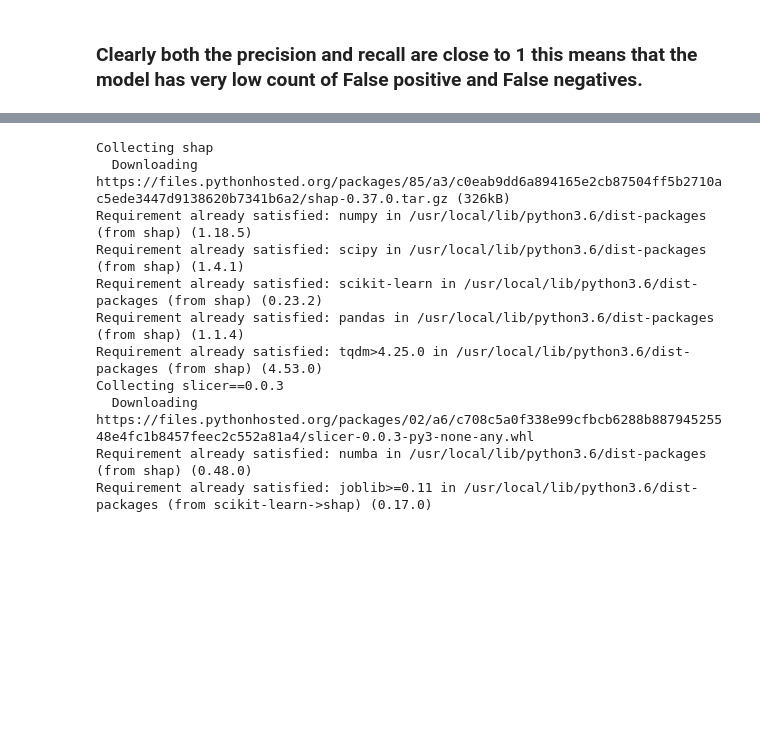
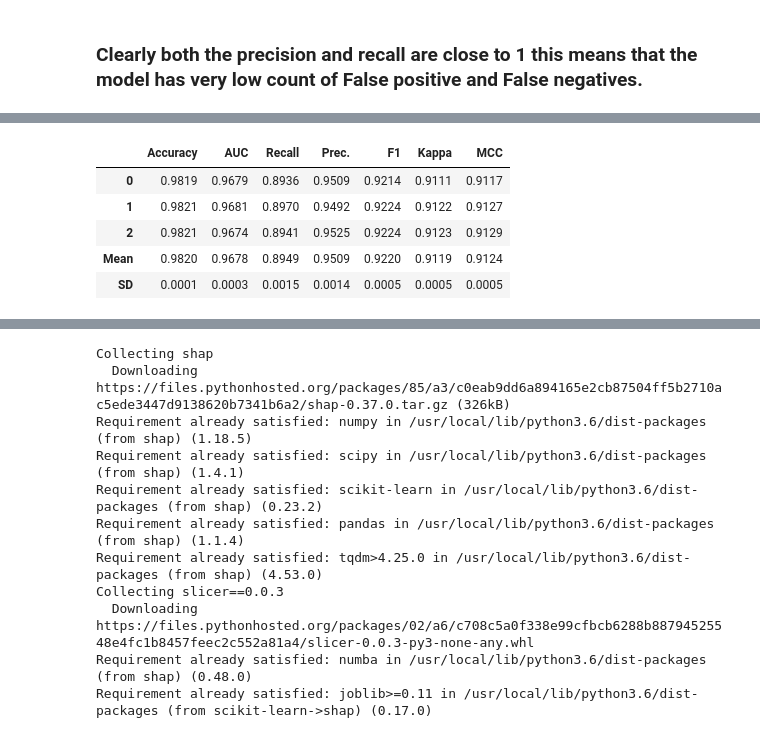
Before and after one commit to abhinavgairola/Lending_Club_Project, a Jupyter notebook: Machine_Learning.ipynb, the cells around one changed output, grey strips where cells are left out. Cells and saved outputs as stored; diff of their text form; code cells hidden in the pictures; blank space fills up the shorter version.

```diff
--- a/Machine_Learning.ipynb
+++ b/Machine_Learning.ipynb
@@ -365,0 +377,9 @@ plot_model(tuned_lr, plot = 'pr',scale=2)
+# %%
+tuned_dt = tune_model(decision_tree,n_iter=3, optimize='auc')
+# %% [output]
+|  | Accuracy | AUC | Recall | Prec. | F1 | Kappa | MCC |
+| 0 | 0.9819 | 0.9679 | 0.8936 | 0.9509 | 0.9214 | 0.9111 | 0.9117 |
+| 1 | 0.9821 | 0.9681 | 0.8970 | 0.9492 | 0.9224 | 0.9122 | 0.9127 |
+| 2 | 0.9821 | 0.9674 | 0.8941 | 0.9525 | 0.9224 | 0.9123 | 0.9129 |
+| Mean | 0.9820 | 0.9678 | 0.8949 | 0.9509 | 0.9220 | 0.9119 | 0.9124 |
+| SD | 0.0001 | 0.0003 | 0.0015 | 0.0014 | 0.0005 | 0.0005 | 0.0005 |
```
Also changed, not shown: parts of 5 cells of this notebook.
